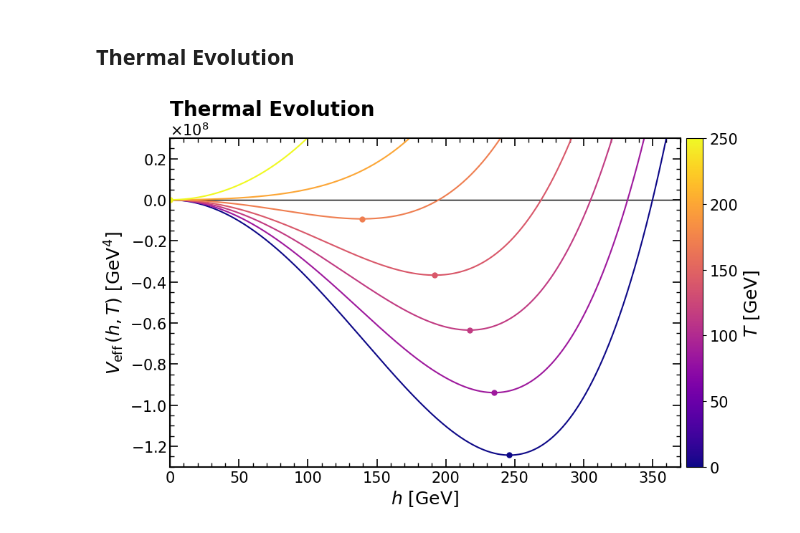
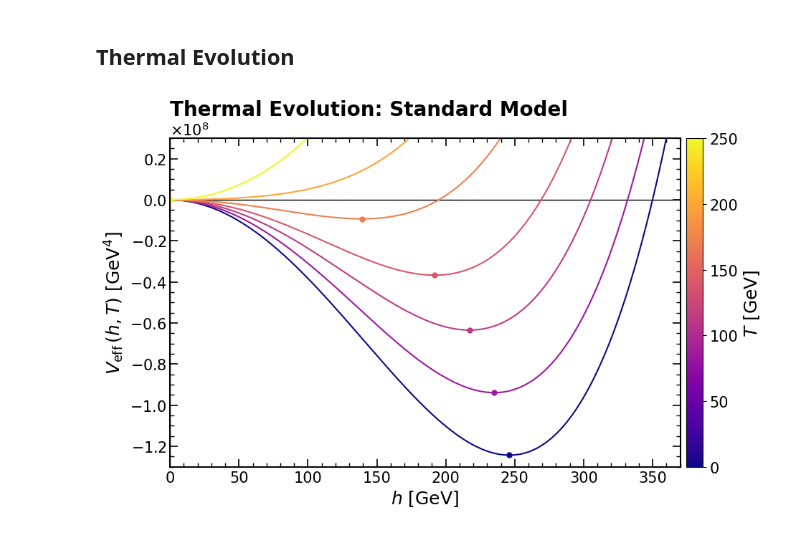
Before and after one commit to Diego-gt-phys/TFM-Repository, a Jupyter notebook: CosmoTransitions/SM_Analysis.ipynb, the cells around one changed output. Cells and saved outputs as stored; diff of their text form; code cells hidden in the pictures.

Commit message:
Adding stuff to figures

```diff
--- a/CosmoTransitions/SM_Analysis.ipynb
+++ b/CosmoTransitions/SM_Analysis.ipynb
@@ -118,32 +118,32 @@ for T in T_vals:
 ax.set_xlim(0, 370)
 ax.set_ylim(-1.3e8, 3e7)
 
 ax.set_xlabel(r'$h$ $\left[\mathrm{GeV}\right]$', fontsize=18)
 ax.set_ylabel(r'$V_\mathrm{eff}\,(h, T)$ $\left[\mathrm{GeV^4}\right]$', fontsize=18)
 
 ax.yaxis.set_major_formatter(ScalarFormatter(useMathText=True))
 ax.ticklabel_format(style='sci', axis='y', scilimits=(-2, 2))
 ax.yaxis.get_offset_text().set_fontsize(15)
 for spine in ax.spines.values():
     spine.set_linewidth(1.5)
 
 # Configure ticks
 ax.tick_params(axis='both', which='major', direction='in', length=8, width=1.2, labelsize=15, top=True, right=True)
 ax.tick_params(axis='both', which='minor', direction='in', length=4, width=1, labelsize=15, top=True, right=True)
 ax.minorticks_on()
 
 cbar = fig.colorbar(sm, ax=ax, pad=0.01)
 cbar.set_label(r'$T\ [\mathrm{GeV}]$', fontsize=18)
 cbar.ax.tick_params(labelsize=15)
 
 
 #annotation = (rf"$T_c   = 111.01 \, \mathrm{{GeV}}$"  "\n"rf"$\xi_c = 1.58$" "\n"rf"$T_n = 103.57 \, \mathrm{{GeV}}$")
 #ax.text(0.05, 0.25, annotation,transform=ax.transAxes,fontsize=18,verticalalignment='top',horizontalalignment='left')
 
-plt.title(r"Thermal Evolution", loc='left', fontsize=20, fontweight='bold')
+plt.title(r"Thermal Evolution: Standard Model", loc='left', fontsize=20, fontweight='bold')
 plt.tight_layout()
 plt.savefig("figures\SM_Thermal.pdf", format="pdf", bbox_inches="tight")
 
 plt.show()
 # %% [output]
-[figure, old version]
+[figure, new version]
```
Also changed, not shown: 2 other files.
